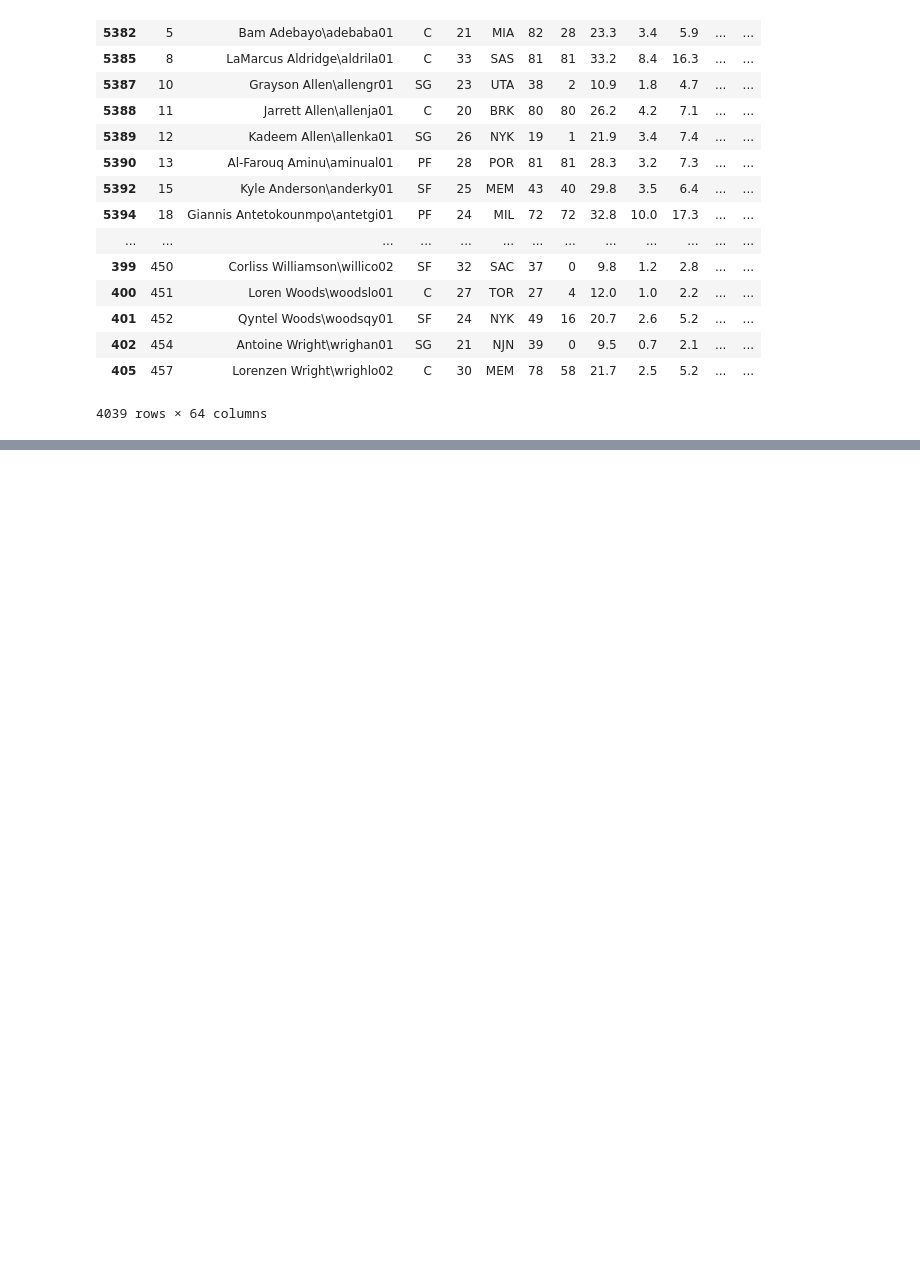
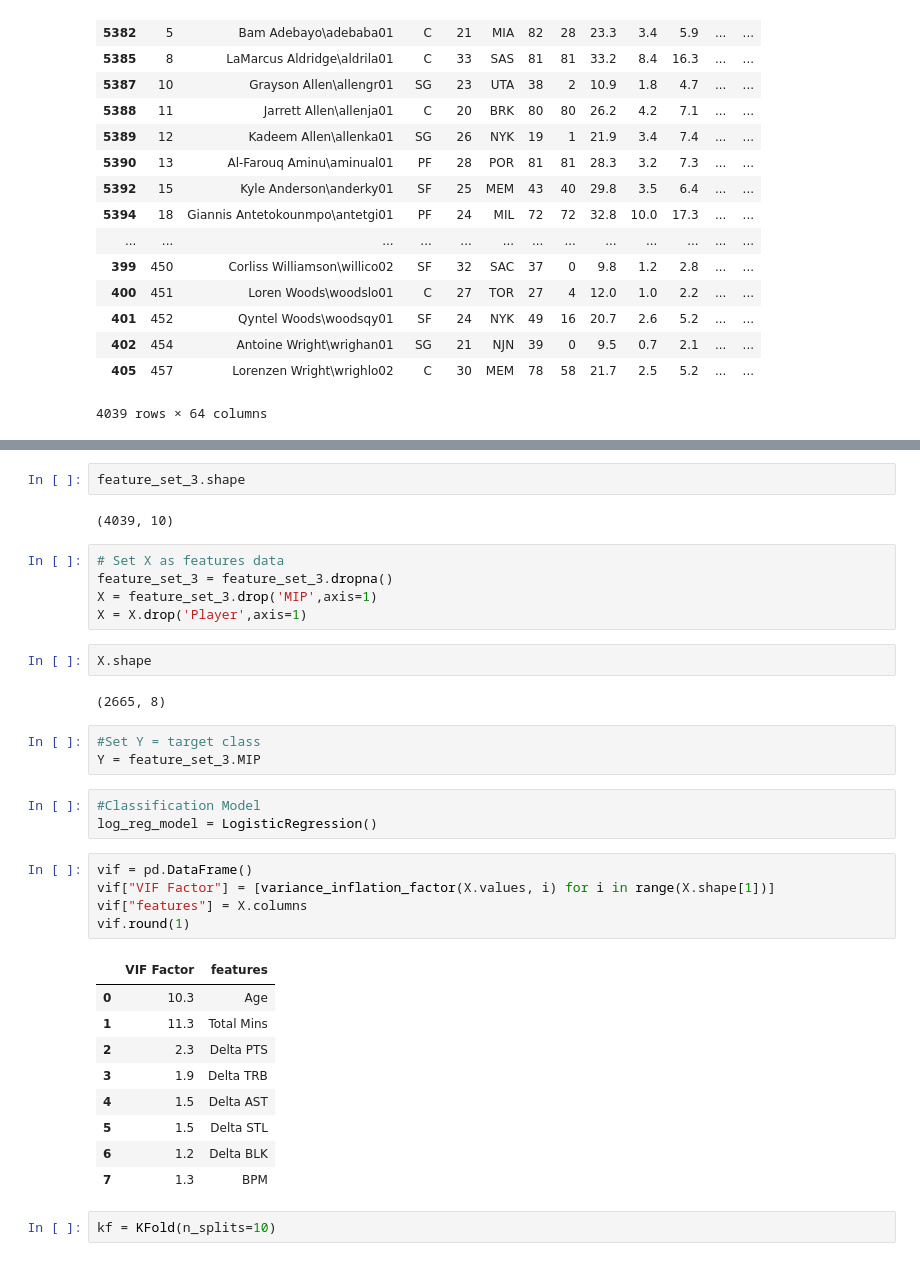
Before and after one commit to victoria-yining-huang/NBA-MIP, a Jupyter notebook: logistic_regression.ipynb, the cells around one changed output, grey strips where cells are left out. Drawn from its saved outputs; the diff is of its cells as text; blank space fills up the shorter version.

```diff
--- a/logistic_regression.ipynb
+++ b/logistic_regression.ipynb
@@ -540,0 +668,36 @@ master
+# %%
+feature_set_3.shape
+# %% [output]
+(4039, 10)
+# %%
+# Set X as features data
+feature_set_3 = feature_set_3.dropna()
+X = feature_set_3.drop('MIP',axis=1)
+X = X.drop('Player',axis=1)
+# %%
+X.shape
+# %% [output]
+(2665, 8)
+# %%
+#Set Y = target class
+Y = feature_set_3.MIP
+# %%
+#Classification Model
+log_reg_model = LogisticRegression()
+# %%
+vif = pd.DataFrame()
+vif["VIF Factor"] = [variance_inflation_factor(X.values, i) for i in range(X.shape[1])]
+vif["features"] = X.columns
+vif.round(1)
+# %% [output]
+|  | VIF Factor | features |
+| 0 | 10.3 | Age |
+| 1 | 11.3 | Total Mins |
+| 2 | 2.3 | Delta PTS |
+| 3 | 1.9 | Delta TRB |
+| 4 | 1.5 | Delta AST |
+| 5 | 1.5 | Delta STL |
+| 6 | 1.2 | Delta BLK |
+| 7 | 1.3 | BPM |
+# %%
+kf = KFold(n_splits=10)
```
Also changed, not shown: parts of 26 cells of this notebook, 2 other files.
